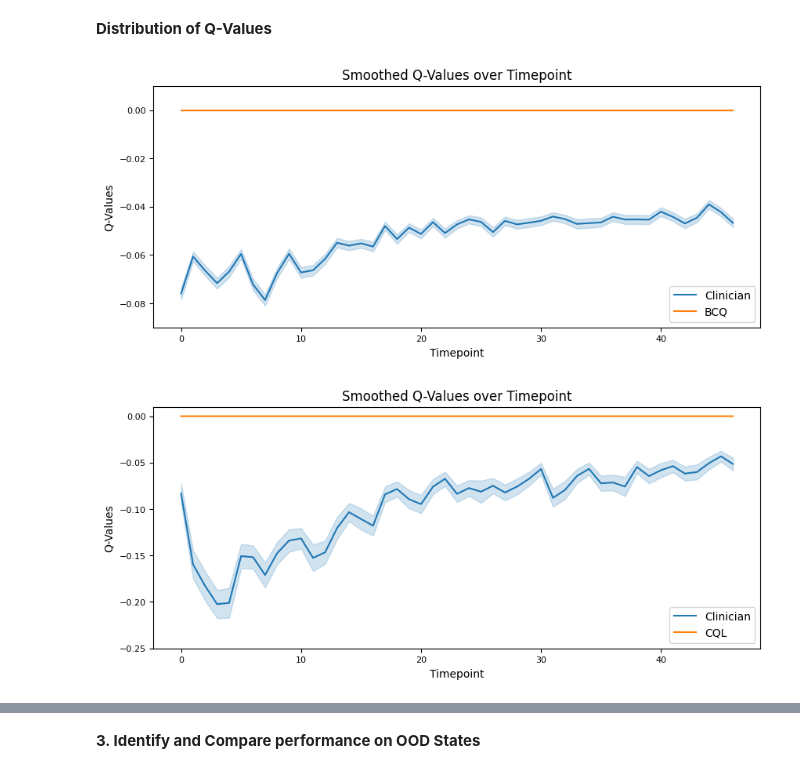
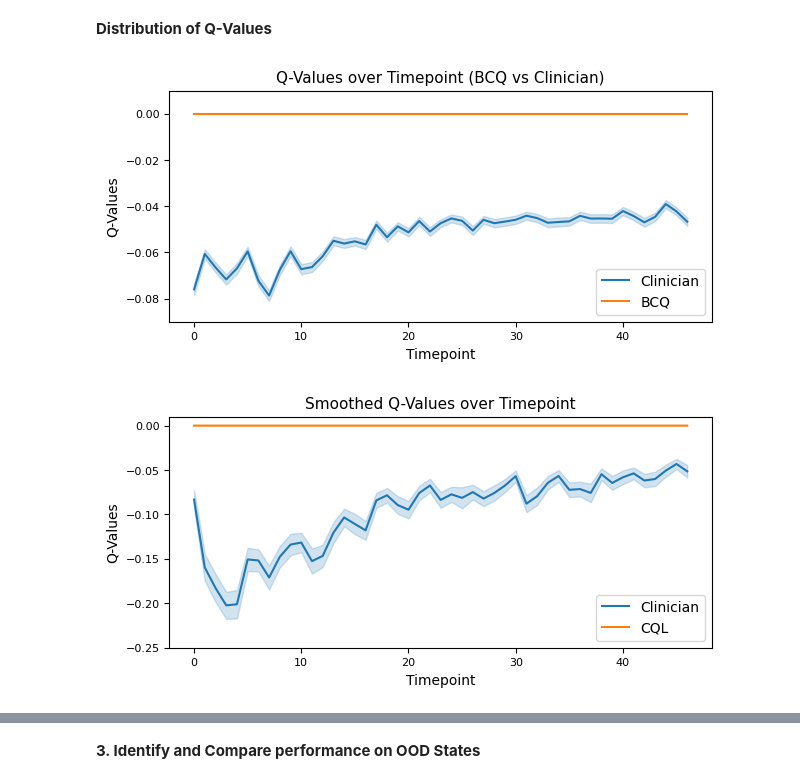
Before and after one commit to RuoqingEvelineWang/CS5446, a Jupyter notebook: notebooks/Clare-Hypotension.ipynb, the cells around one changed output, grey strips where cells are left out. Saved outputs shown, nothing was run; the diff lists cells and outputs as text; code cells hidden in the pictures.

```diff
--- a/notebooks/Clare-Hypotension.ipynb
+++ b/notebooks/Clare-Hypotension.ipynb
@@ -1289,7 +1430,13 @@ clinician_agent.load_model(filepath="Clinician/model.pth")
 # %%
 def get_policy_probs(network, states):
     with torch.no_grad():
-        q_values = network(states)
+        if isinstance(network, DistributionalDQNAgent):
+            q_dist = network.policy_net(states)
+            q_values = (q_dist * network.policy_net.supports).sum(dim=2)
+        elif isinstance(network, nn.Module):  # For other neural network models
+            q_values = network(states)
+        else:
+            raise TypeError("Unsupported network type")
         probs = F.softmax(q_values, dim=1).cpu().numpy()
     return probs
 
@@ -1504,7 +1659,7 @@ plt.show()
 # %% [markdown]
 **Distribution of Q-Values**
 # %%
-q_values_dist = pd.DataFrame(columns=["id", "hour", "clinician", "bcq"])
+q_values_dist_bcq = pd.DataFrame(columns=["id", "hour", "clinician", "bcq"])
 discrete_bcq_agent.q_network.eval()
 
 for _, row in X_test_scaled.iterrows():
@@ -1519,21 +1674,21 @@ for _, row in X_test_scaled.iterrows():
 
             clinician_q_value = q_values.gather(1, action.unsqueeze(1)).item()
 
-        q_values_dist.loc[len(q_values_dist)] = [row["id"], row["hour"], clinician_q_value, bcq_q_value]
+        q_values_dist_bcq.loc[len(q_values_dist_bcq)] = [row["id"], row["hour"], clinician_q_value, bcq_q_value]
 # %%
 # plot
-plt.figure(figsize=(10, 4))
-sns.lineplot(x="hour", y="clinician", data=q_values_dist, errorbar="se", legend=None)
-sns.lineplot(x="hour", y="bcq", data=q_values_dist, errorbar="se", legend=None)
-plt.title("Smoothed Q-Values over Timepoint", fontsize=12)
+plt.figure(figsize=(7, 3))
+sns.lineplot(x="hour", y="clinician", data=q_values_dist_bcq, errorbar="se", legend=None)
+sns.lineplot(x="hour", y="bcq", data=q_values_dist_bcq, errorbar="se", legend=None)
+plt.title("Q-Values over Timepoint (BCQ vs Clinician)", fontsize=11)
 plt.xlabel("Timepoint", fontsize=10)
 plt.ylabel("Q-Values", fontsize=10)
 plt.tick_params(labelsize=8)
 plt.ylim([-0.09, 0.01])
 plt.legend(handles=[plt.Line2D([0], [0], color=sns.color_palette()[0], label='Clinician'),
                     plt.Line2D([0], [0], color=sns.color_palette()[1], label='BCQ')],
            loc="lower right")
 plt.show()
 # %% [output]
-[figure, old version]
+[figure, new version]
 # %%
@@ -1556,9 +1711,9 @@ for _, row in X_test_scaled.iterrows():
 # %%
 # plot
-plt.figure(figsize=(10, 4))
-sns.lineplot(x="hour", y="clinician", data=q_values_dist, errorbar="se", legend=None)
-sns.lineplot(x="hour", y="cql", data=q_values_dist, errorbar="se", legend=None)
-plt.title("Smoothed Q-Values over Timepoint", fontsize=12)
+plt.figure(figsize=(7, 3))
+sns.lineplot(x="hour", y="clinician", data=q_values_dist_cql, errorbar="se", legend=None)
+sns.lineplot(x="hour", y="cql", data=q_values_dist_cql, errorbar="se", legend=None)
+plt.title("Smoothed Q-Values over Timepoint", fontsize=11)
 plt.xlabel("Timepoint", fontsize=10)
 plt.ylabel("Q-Values", fontsize=10)
 plt.tick_params(labelsize=8)
@@ -1568,4 +1723,4 @@ plt.legend(handles=[plt.Line2D([0], [0], color=sns.color_palette()[0], label='Cl
            loc="lower right")
 plt.show()
 # %% [output]
-[figure, old version]
+[figure, new version]
```
Also changed, not shown: parts of 23 cells of this notebook.
